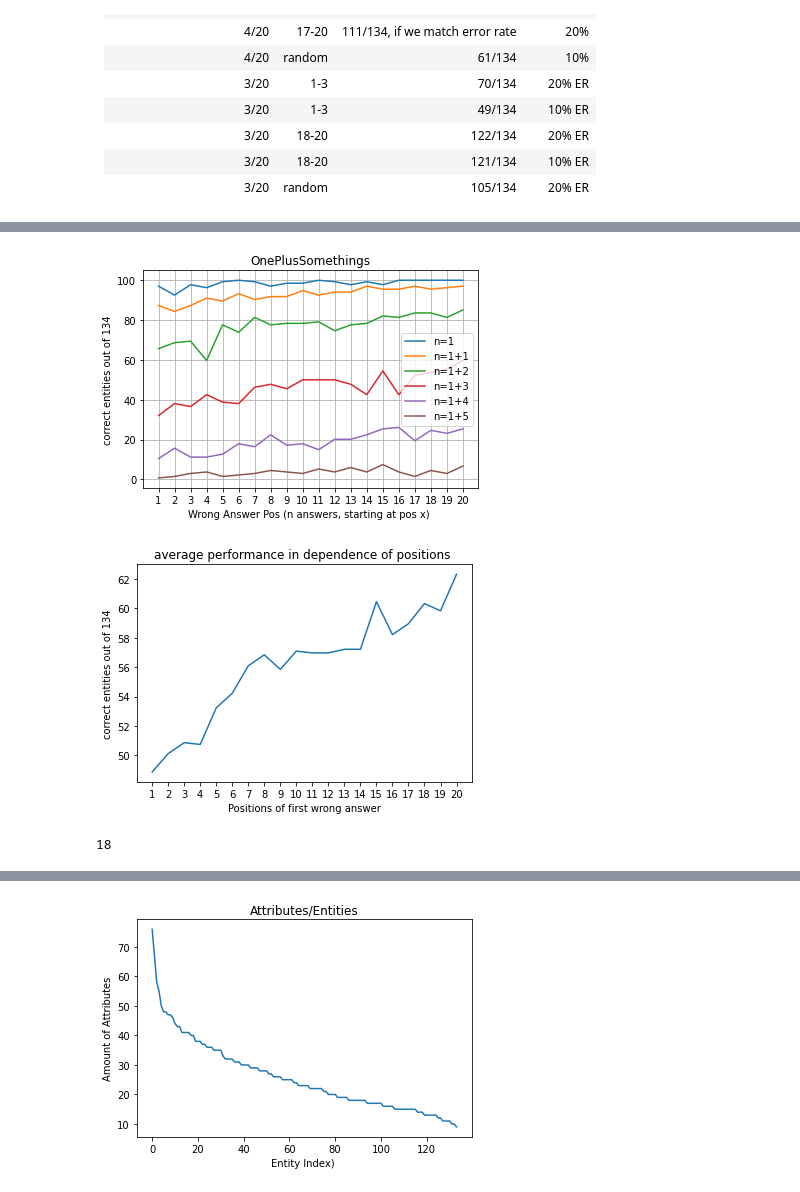
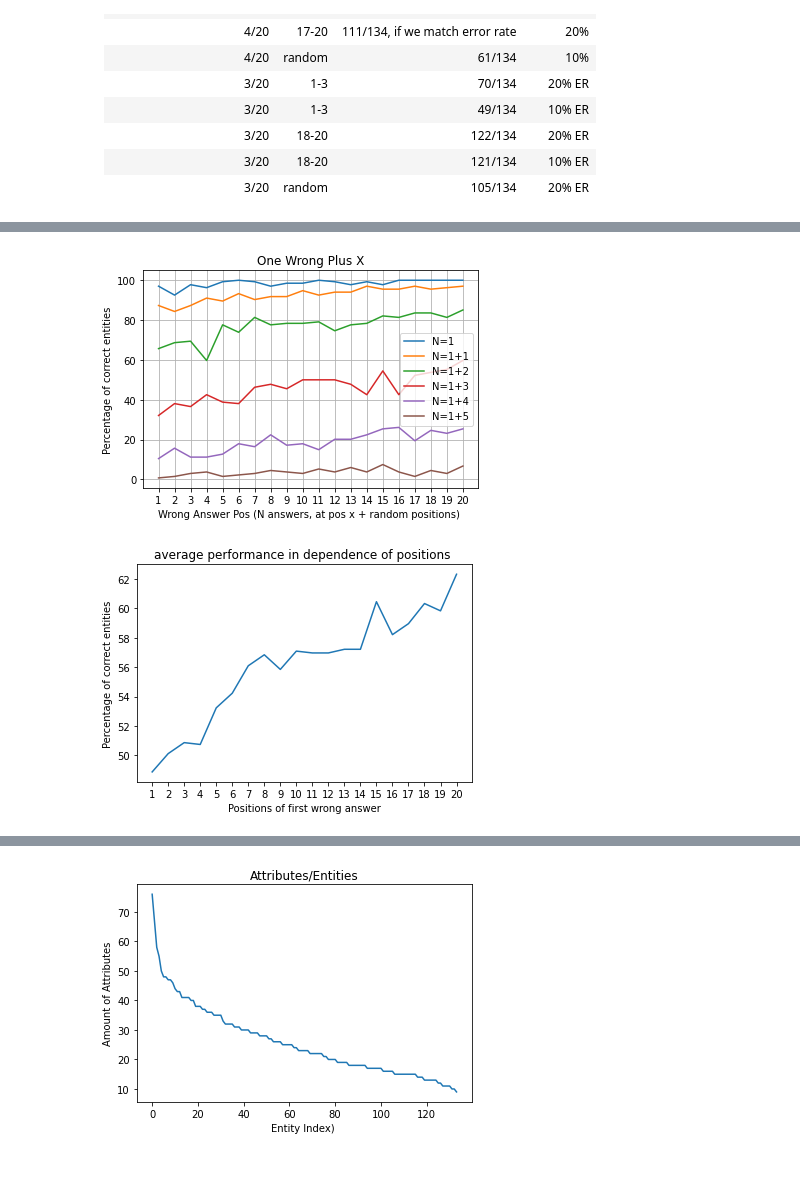
Before and after one commit to toschka123/20QProb---Bachelor-Thesis, a Jupyter notebook: Results.ipynb, the cells around one changed output, grey strips where cells are left out. Saved outputs shown, nothing was run; the diff lists cells and outputs as text; code cells hidden in the pictures.

```diff
--- a/Results.ipynb
+++ b/Results.ipynb
@@ -181,37 +233,33 @@ plt.show()
 # %%
 fig, ax = plt.subplots()
 x = (range(0,20))
-ax.plot(x, OnePlusZero,label="n=1")
-ax.plot(x, OnePlusOne,label="n=1+1")
-ax.plot(x, OnePlusTwo,label="n=1+2")
-ax.plot(x, OnePlusThree,label="n=1+3")
-ax.plot(x, OnePlusFour,label="n=1+4")
-ax.plot(x, OnePlusFive, label="n=1+5")
+ax.plot(x, OnePlusZero,label="N=1")
+ax.plot(x, OnePlusOne,label="N=1+1")
+ax.plot(x, OnePlusTwo,label="N=1+2")
+ax.plot(x, OnePlusThree,label="N=1+3")
+ax.plot(x, OnePlusFour,label="N=1+4")
+ax.plot(x, OnePlusFive, label="N=1+5")
 #ax.plot(x, resultSixWrongCo, label="n=6")
 #ax.plot(range(0,15), avgPerLocation, label="average")
 ax.legend()
-ax.set(xlabel='Wrong Answer Pos (n answers, starting at pos x) ', ylabel='correct entities out of 134',
-       title='OnePlusSomethings',label = ["n", "j", "k", "l", "o"])
+ax.set(xlabel='Wrong Answer Pos (N answers, at pos x + random positions) ', ylabel='Percentage of correct entities',
+       title='One Wrong Plus X',label = ["n", "j", "k", "l", "o"])
 ax.grid()
 labels=[1,2,3,4,5,6,7,8,9,10,11,12,13,14,15,16,17,18,19,20]
 plt.xticks(x, labels)#, rotation=45)
-#plt.savefig('PlotNPos.png')
+plt.savefig('XPlusN.png')
 plt.show()
 
 avgPerLoc = []
 for i in range(20):
     avgPerLoc.append((OnePlusZero[i]+OnePlusOne[i]+OnePlusTwo[i]+OnePlusThree[i]+OnePlusFour[i]+ OnePlusFive[i])/6 )
 
 fig2, ax2 = plt.subplots()
 ax2.plot(range(0,20), avgPerLoc)
-ax2.set(xlabel='Positions of first wrong answer', ylabel ='correct entities out of 134', title='average performance in dependence of positions ')
+ax2.set(xlabel='Positions of first wrong answer', ylabel ='Percentage of correct entities', title='average performance in dependence of positions ')
 plt.xticks(x, labels)
-#plt.savefig('PlotAvgPos.png')
+plt.savefig('PlotAvgPos.png')
 plt.show()
 # %% [output]
-[figure, old version]
+[figure, new version]
-[figure, old version]
+[figure, new version]
-# %%
-print(len(OnePlusOne))
-# %% [output]
-18
```
Also changed, not shown: parts of 17 cells of this notebook, 1 other file.
